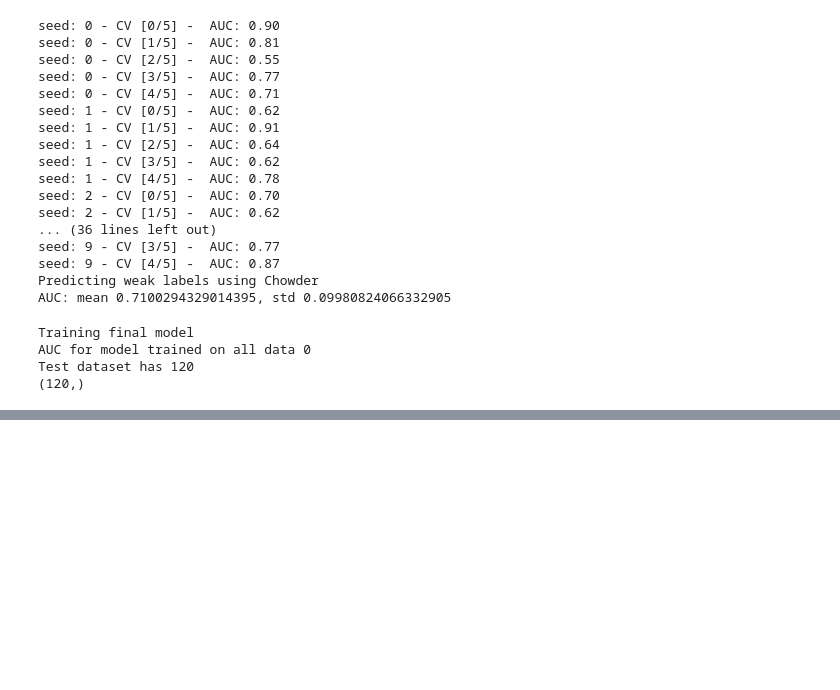
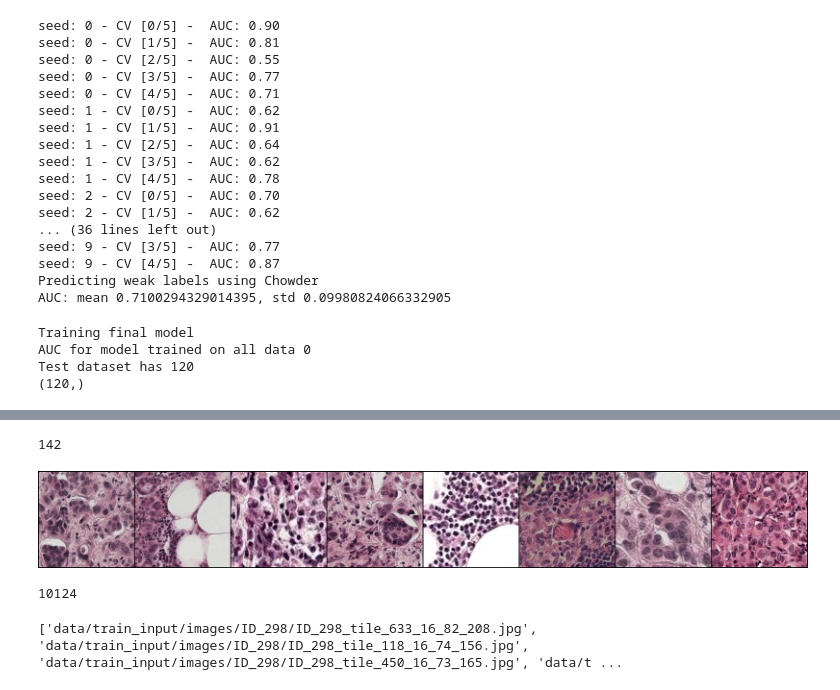
Before and after one commit to sbaio/detecting-breast-cancer-metastases, a Jupyter notebook: notebook.ipynb, the cells around one changed output, grey strips where cells are left out. Cells and saved outputs as stored; diff of their text form; code cells hidden in the pictures; blank space fills up the shorter version.

```diff
--- a/notebook.ipynb
+++ b/notebook.ipynb
@@ -288,0 +500,11 @@ Test dataset has 120
+# %%
+len(train_loader)
+# %% [output]
+142
+# %%
+ims.size()
+from torchvision.utils import make_grid
+im = make_grid(ims[:8])
+TF.to_pil_image(im)
+# %% [output]
+[figure, added]
@@ -288,0 +513,17 @@ Test dataset has 120
+# %%
+len(whole_dset)
+# %% [output]
+10124
+# %%
+# use binary classifier to classify all the tiles of each slide
+from glob import glob
+slides = glob("data/train_input/images/ID*")
+non_annotated_slides = [s for s in slides if '_annotated' not in s]
+len(slides), len(non_annotated_slides)
+
+for slide in non_annotated_slides:
+    im_paths = glob(slide+'/*.jpg')
+    print(im_paths[:5])
+    break
+# %% [output]
+['data/train_input/images/ID_298/ID_298_tile_633_16_82_208.jpg', 'data/train_input/images/ID_298/ID_298_tile_118_16_74_156.jpg', 'data/train_input/images/ID_298/ID_298_tile_450_16_73_165.jpg', 'data/t ...
```
Also changed, not shown: parts of 8 cells of this notebook, 2 other files.
